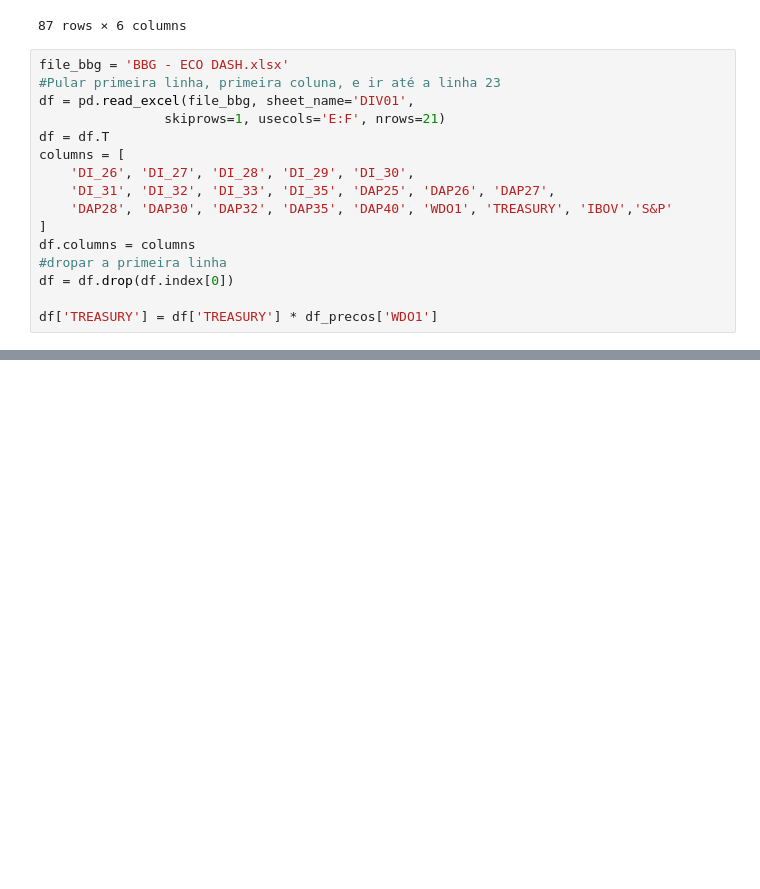
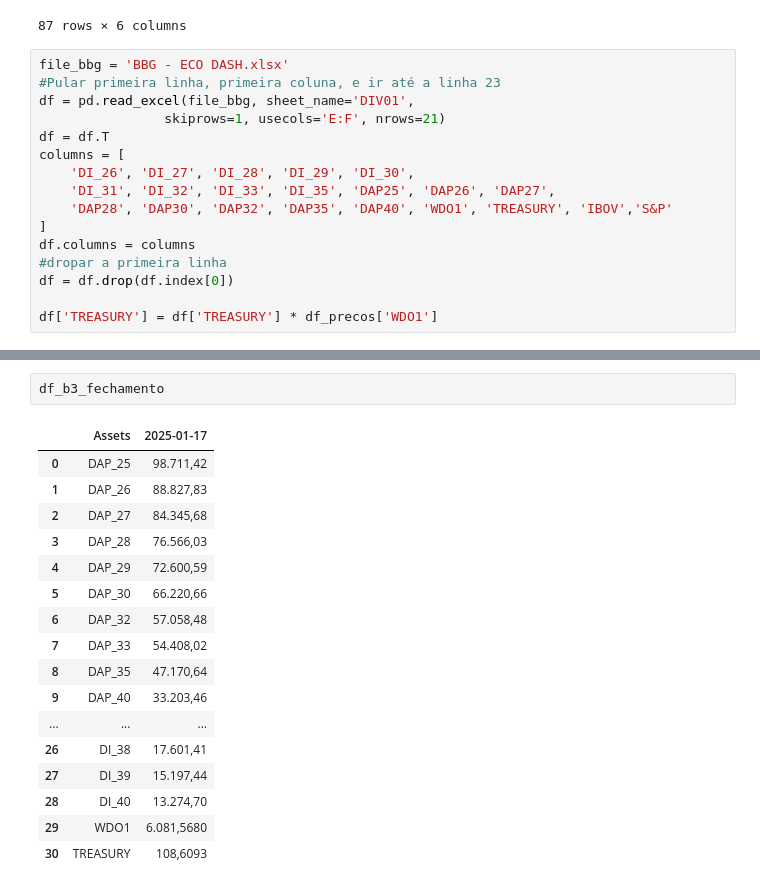
Before and after one commit to AFINVEST/Projeto-Gestao-Risco, a Jupyter notebook: Teste.ipynb, the cells around one changed output, grey strips where cells are left out. Saved outputs shown, nothing was run; the diff lists cells and outputs as text; blank space fills up the shorter version.

```diff
--- a/Teste.ipynb
+++ b/Teste.ipynb
@@ -40,0 +267,20 @@ df['TREASURY'] = df['TREASURY'] * df_precos['WDO1']
+# %%
+df_b3_fechamento
+# %% [output]
+|  | Assets | 2025-01-17 |
+| 0 | DAP_25 | 98.711,42 |
+| 1 | DAP_26 | 88.827,83 |
+| 2 | DAP_27 | 84.345,68 |
+| 3 | DAP_28 | 76.566,03 |
+| 4 | DAP_29 | 72.600,59 |
+| 5 | DAP_30 | 66.220,66 |
+| 6 | DAP_32 | 57.058,48 |
+| 7 | DAP_33 | 54.408,02 |
+| 8 | DAP_35 | 47.170,64 |
+| 9 | DAP_40 | 33.203,46 |
+| ... | ... | ... |
+| 26 | DI_38 | 17.601,41 |
+| 27 | DI_39 | 15.197,44 |
+| 28 | DI_40 | 13.274,70 |
+| 29 | WDO1 | 6.081,5680 |
+| 30 | TREASURY | 108,6093 |
```
Also changed, not shown: parts of 7 cells of this notebook, 6 other files.
